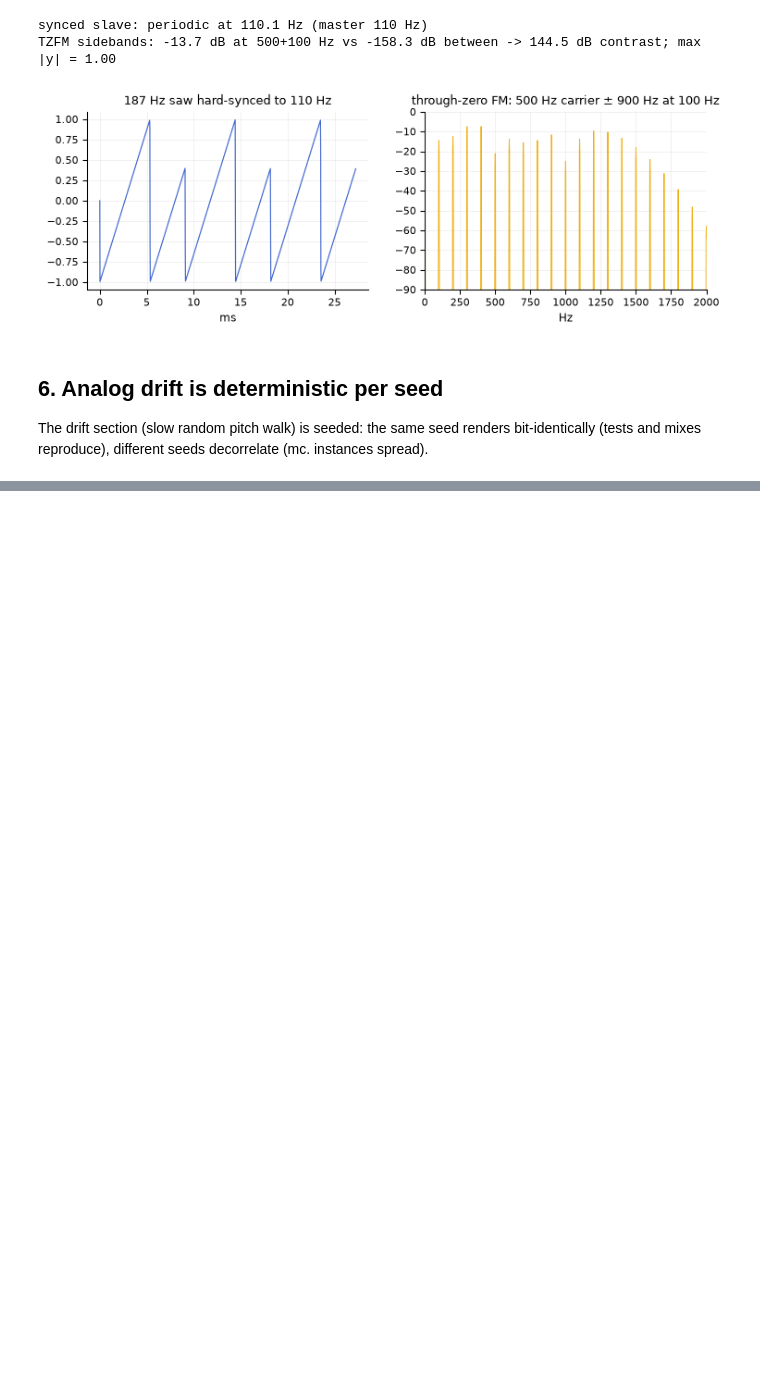
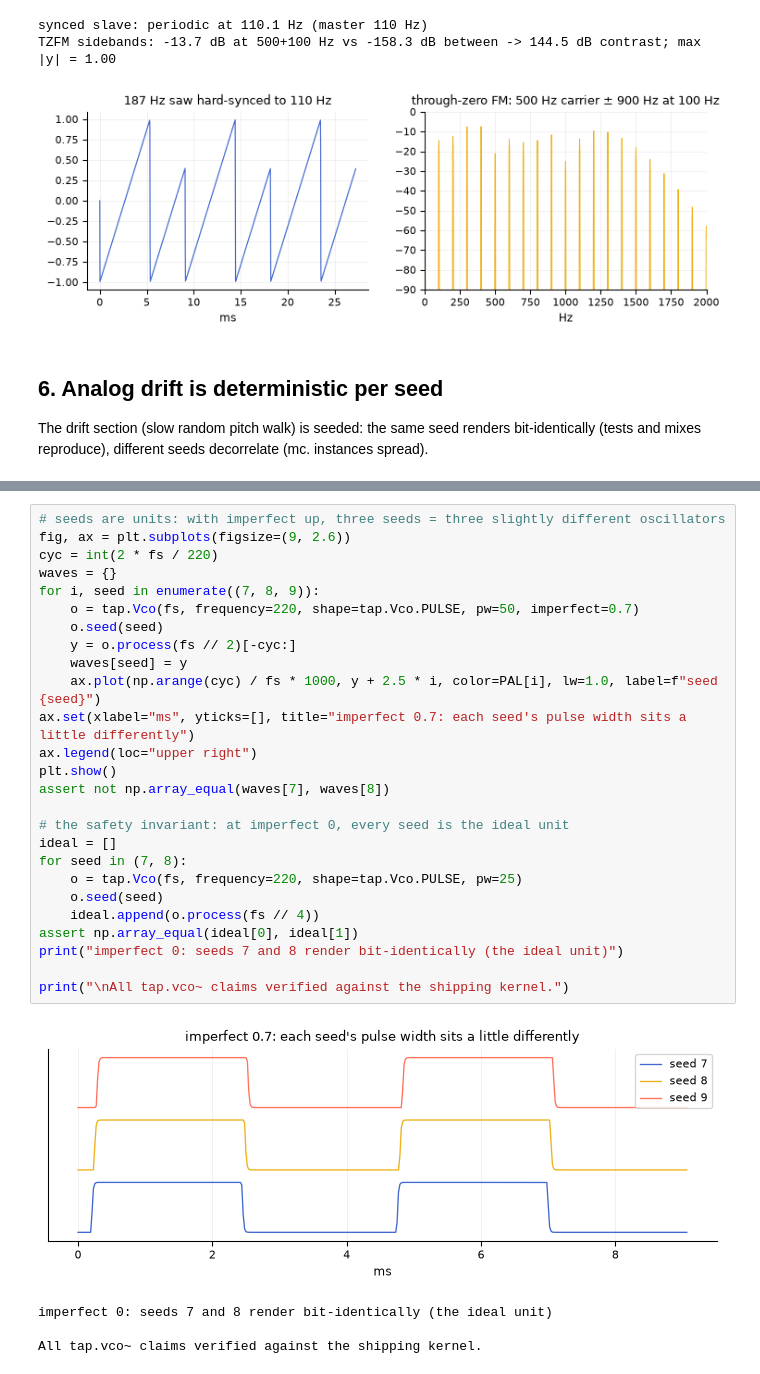
Before and after one commit to tap/TapTools, a Jupyter notebook: notebooks/vco.ipynb, the cells around one changed output, grey strips where cells are left out. Cells and saved outputs as stored; diff of their text form; blank space fills up the shorter version.

```diff
--- a/notebooks/vco.ipynb
+++ b/notebooks/vco.ipynb
@@ -265,0 +376,31 @@ All tap.vco~ claims verified against the shipping kernel.
+# %%
+# seeds are units: with imperfect up, three seeds = three slightly different oscillators
+fig, ax = plt.subplots(figsize=(9, 2.6))
+cyc = int(2 * fs / 220)
+waves = {}
+for i, seed in enumerate((7, 8, 9)):
+    o = tap.Vco(fs, frequency=220, shape=tap.Vco.PULSE, pw=50, imperfect=0.7)
+    o.seed(seed)
+    y = o.process(fs // 2)[-cyc:]
+    waves[seed] = y
+    ax.plot(np.arange(cyc) / fs * 1000, y + 2.5 * i, color=PAL[i], lw=1.0, label=f"seed {seed}")
+ax.set(xlabel="ms", yticks=[], title="imperfect 0.7: each seed's pulse width sits a little differently")
+ax.legend(loc="upper right")
+plt.show()
+assert not np.array_equal(waves[7], waves[8])
+
+# the safety invariant: at imperfect 0, every seed is the ideal unit
+ideal = []
+for seed in (7, 8):
+    o = tap.Vco(fs, frequency=220, shape=tap.Vco.PULSE, pw=25)
+    o.seed(seed)
+    ideal.append(o.process(fs // 4))
+assert np.array_equal(ideal[0], ideal[1])
+print("imperfect 0: seeds 7 and 8 render bit-identically (the ideal unit)")
+
+print("\nAll tap.vco~ claims verified against the shipping kernel.")
+# %% [output]
+[figure, added]
+imperfect 0: seeds 7 and 8 render bit-identically (the ideal unit)
+
+All tap.vco~ claims verified against the shipping kernel.
```
Also changed, not shown: parts of 4 cells of this notebook, 10 other files.
